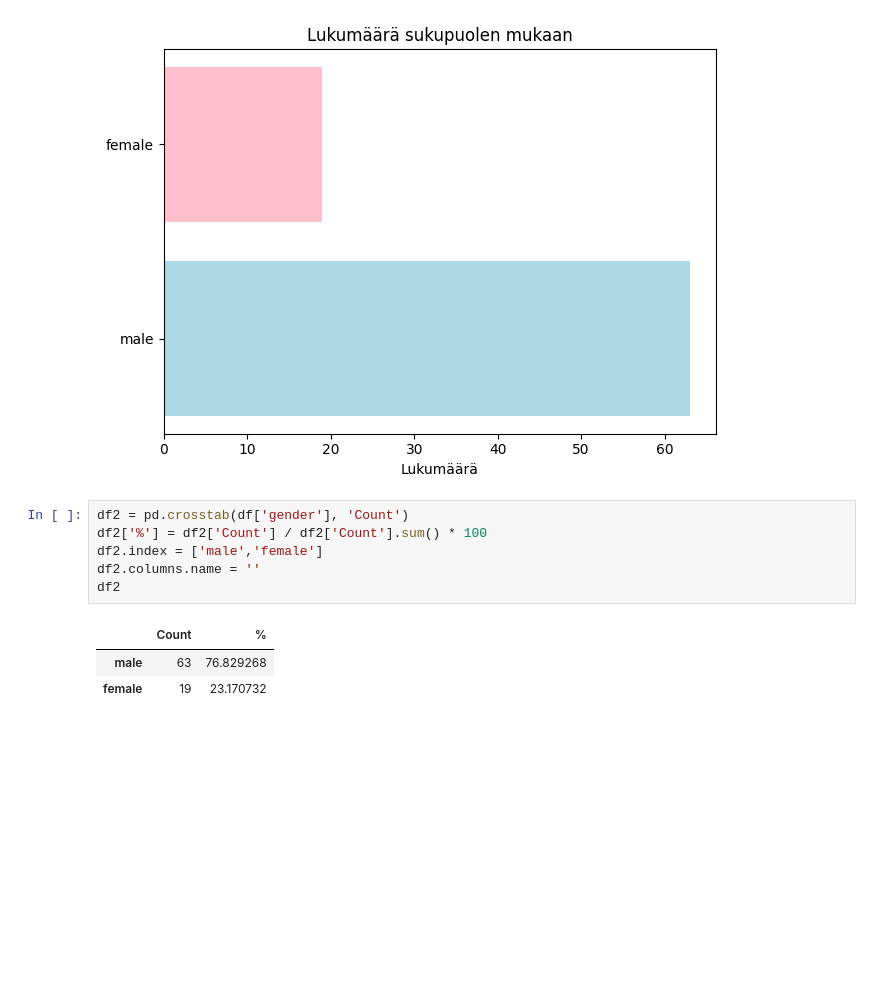
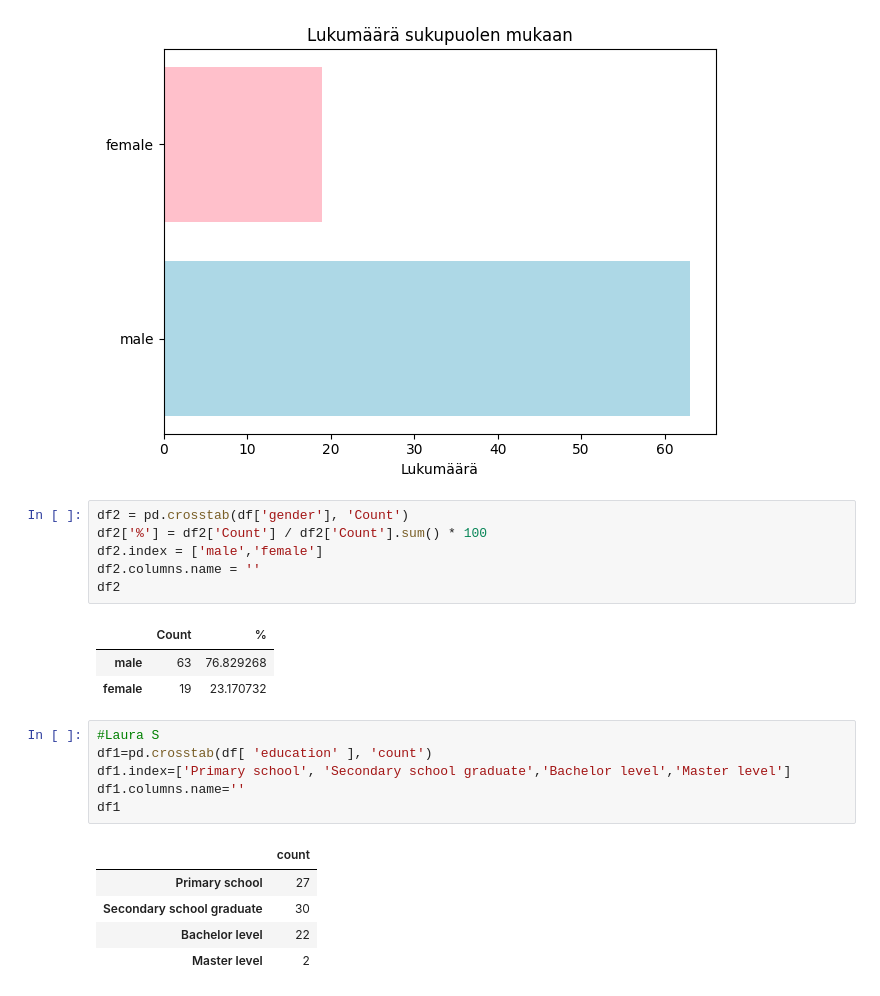
Before and after one commit to lauraanieminen/tietojenkasittelyprojekti, a Jupyter notebook: projekti.ipynb, the cells around one changed output. Drawn from its saved outputs; the diff is of its cells as text; blank space fills up the shorter version.

```diff
--- a/projekti.ipynb
+++ b/projekti.ipynb
@@ -196,3 +216,15 @@ df2
 |  | Count | % |
 | male | 63 | 76.829268 |
 | female | 19 | 23.170732 |
+# %%
+#Laura S
+df1=pd.crosstab(df[ 'education' ], 'count')
+df1.index=['Primary school', 'Secondary school graduate','Bachelor level','Master level']
+df1.columns.name=''
+df1
+# %% [output]
+|  | count |
+| Primary school | 27 |
+| Secondary school graduate | 30 |
+| Bachelor level | 22 |
+| Master level | 2 |
```
Also changed, not shown: parts of 11 cells of this notebook, 1 other file.
